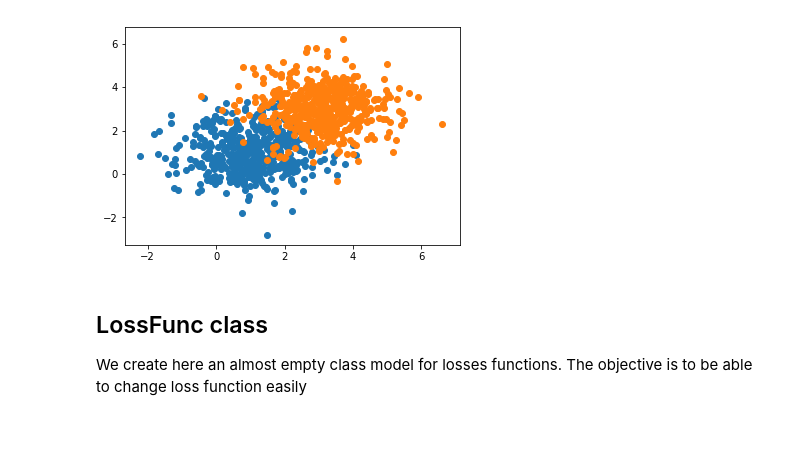
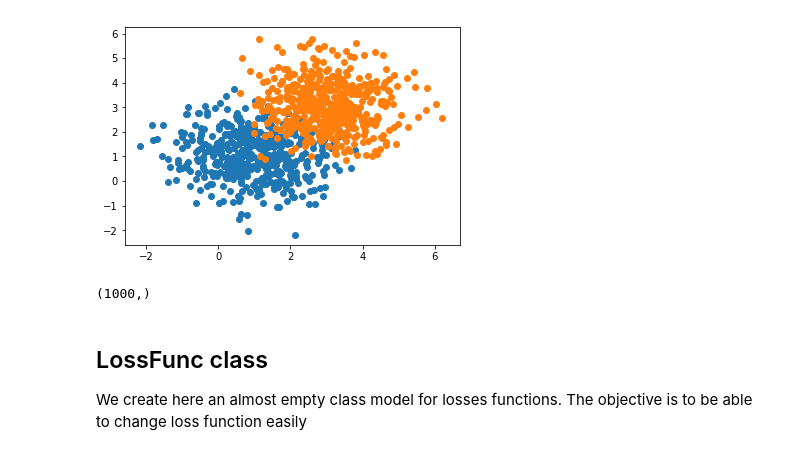
Before and after one commit to BoucheDimitri/SOADML, a Jupyter notebook: SDCA.ipynb, the cells around one changed output. Saved outputs shown, nothing was run; the diff lists cells and outputs as text; code cells hidden in the pictures.

```diff
--- a/SDCA.ipynb
+++ b/SDCA.ipynb
@@ -15,14 +15,15 @@ def gaussian_data(mus, covmats, n):
 # %%
 xy = gaussian_data(([1, 1], [3, 3]), (np.eye(2), np.eye(2)), 1000)
 positive = xy[xy[:, 2] == 1]
 negative = xy[xy[:, 2] == -1]
 plt.scatter(positive[:, 0], positive[:, 1])
 plt.scatter(negative[:, 0], negative[:, 1])
 plt.show()
 xmat = xy[:, :2].T
-y = xy[:, 2:].T
+y = xy[:, 2].T
 # %% [output]
-[figure, old version]
+[figure, new version]
+(1000,)
 # %% [markdown]
 ## LossFunc class
 We create here an almost empty class model for losses functions. The objective is to be able to change loss function easily
```
Also changed, not shown: parts of 4 cells of this notebook.
